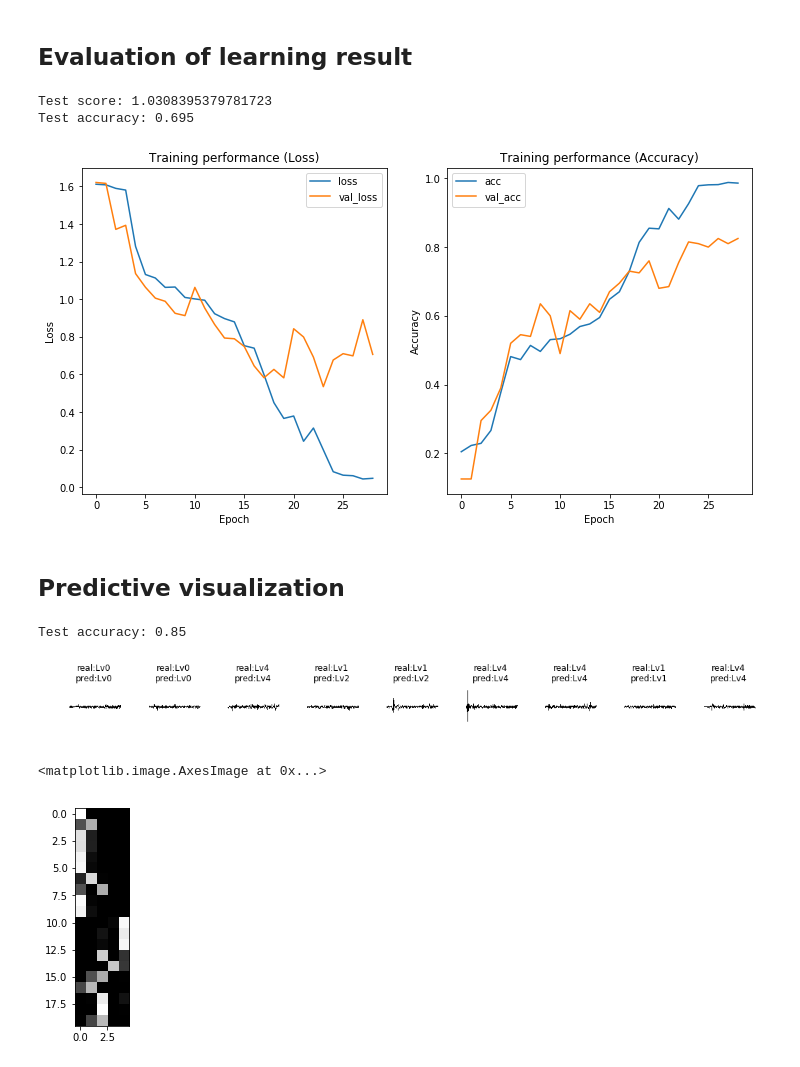
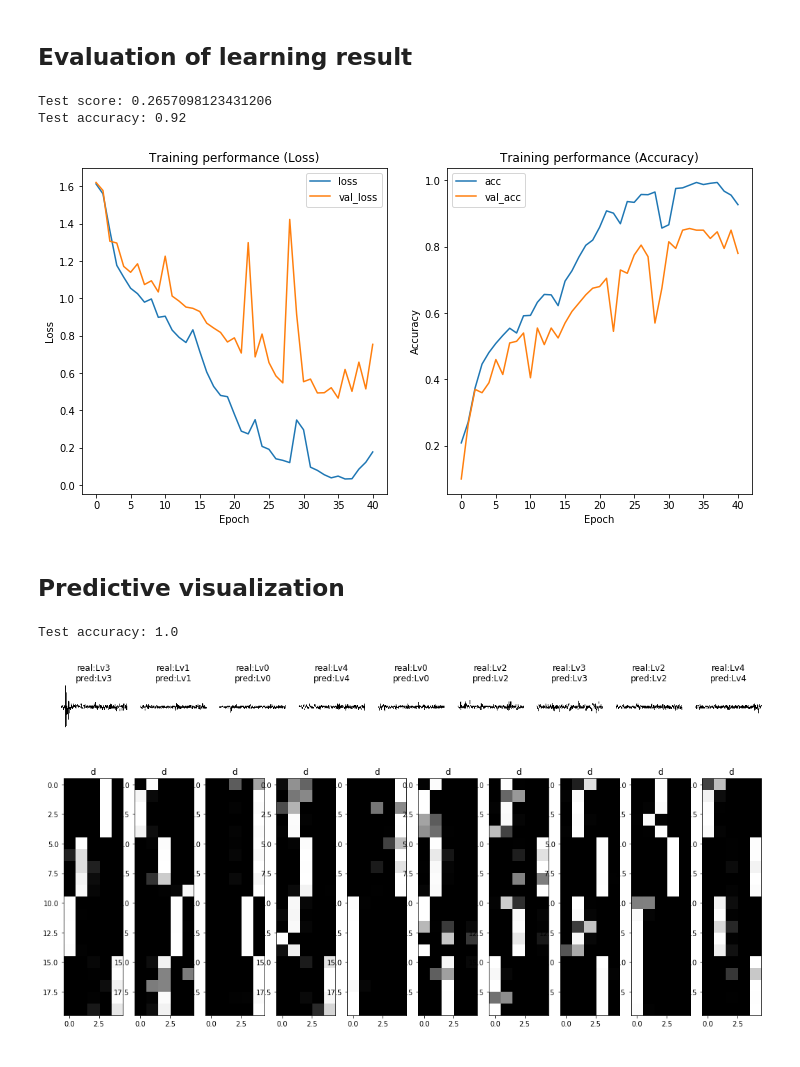
Before and after one commit to ANJAEJIN/EXP_DSP, a Jupyter notebook: cnn.ipynb, the cells around one changed output. Drawn from its saved outputs; the diff is of its cells as text; code cells hidden in the pictures.

```diff
--- a/cnn.ipynb
+++ b/cnn.ipynb
@@ -969,6 +970,7 @@ for a in range(0,len(Datas)):
             plt.tick_params(labelbottom=False,labelleft=False,labelright=False,labeltop=False)
             plt.tick_params(bottom=False,left=False,right=False,top=False)
             plt.box(False)
+            plt.subplots_adjust(left=0,right=1,bottom=0,top=1)
             plt.savefig('./Images3/LV'+str(a)+'/'+str(b+1)+'_'+str(c+1)+'.png')
             plt.close(fig)
 # %% [markdown]
@@ -1136,11 +1138,11 @@ model4.save_weights('./sound5.hdf5', overwrite=True)
 # %% [markdown]
 ## Reading models and calling parameters
 # %%
-# from keras.models import model_from_json, model_from_yaml
-# #Calling models saved in JSON format
-# json_string = open('./sound.json', 'r').read()
-# model = model_from_json(json_string)
-# model.load_weights('./sound.hdf5')
+from keras.models import model_from_json, model_from_yaml
+#Calling models saved in JSON format
+json_string = open('./sound5.json', 'r').read()
+model4 = model_from_json(json_string)
+model4.load_weights('./sound5.hdf5')
 # %% [markdown]
 ## Learning
 # %%
@@ -1201,8 +1203,8 @@ score = model4.evaluate(x_test, y_test, verbose=0)
 print('Test score:', score[0]) #The value of the loss function
 print('Test accuracy:', score[1]) #Accuracy (over 98%)
 # %% [output]
-Test score: 1.0308395379781723
-Test accuracy: 0.695
+Test score: 0.2657098123431206
+Test accuracy: 0.92
 # %%
 #Learning curve
 fig, ax = plt.subplots(1, 2, figsize=(12, 6))
@@ -1220,7 +1222,7 @@ ax[1].legend(loc='best')
 
 plt.savefig('./5image_cnn.pdf', dpi=600)
 # %% [output]
-[figure, old version]
+[figure, new version]
 # %% [markdown]
 ## Predictive visualization
 # %%
@@ -1235,7 +1237,7 @@ for for_1 in range(0,int(len(x_test)/5)):
 
 print('Test accuracy:',cou/count)
 # %% [output]
-Test accuracy: 0.85
+Test accuracy: 1.0
 # %%
 #Data visualization
 #The upper row is the correct label, and lower row is the guess label
@@ -1246,14 +1248,17 @@ for for_1 in range(0,9):
     ax[for_1].set_title("real:"+str(label[np.argmax(y_test[5*for_1])])+"\npred:"+str(label[np.argmax(Y_test_pred_pr[5*for_1]+Y_test_pred_pr[5*for_1+1]+Y_test_pred_pr[5*for_1+2]+Y_test_pred_pr[5*for_1+3]+Y_test_pred_pr[5*for_1+4])]))
     ax[for_1].axis('off')
 # %% [output]
-[figure, old version]
+[figure, new version]
 # %%
 #Predictive visualization
 #Numerals of images passed by Y axis, and X axis is estimated by neural network
-plt.imshow(Y_test_pred_pr[:20], cmap='gray', interpolation='nearest', vmin=0, vmax=1) #Y_test_predの範囲を変えることで予測の場所を変更できる
+fig, ax = plt.subplots(1, 10, figsize=(18, 8))
+for for_1 in range(0,10):
+    ax[for_1].imshow(Y_test_pred_pr[for_1*20:for_1*20+20], cmap='gray', interpolation='nearest', vmin=0, vmax=1)
+    ax[for_1].set_title("d")
+plt.savefig("save.pdf")
 # %% [output]
-<matplotlib.image.AxesImage at 0x...>
-[figure, old version]
+[figure, new version]
 # %%
 for for_1 in range(0,int(len(x_test)/5)):
     print("real:",label[np.argmax(y_test[5*for_1])],"pred:",label[np.argmax(Y_test_pred_pr[5*for_1]+Y_test_pred_pr[5*for_1+1]+Y_test_pred_pr[5*for_1+2]+Y_test_pred_pr[5*for_1+3]+Y_test_pred_pr[5*for_1+4])])
```
Also changed, not shown: parts of 5 cells of this notebook, 1 other file.
